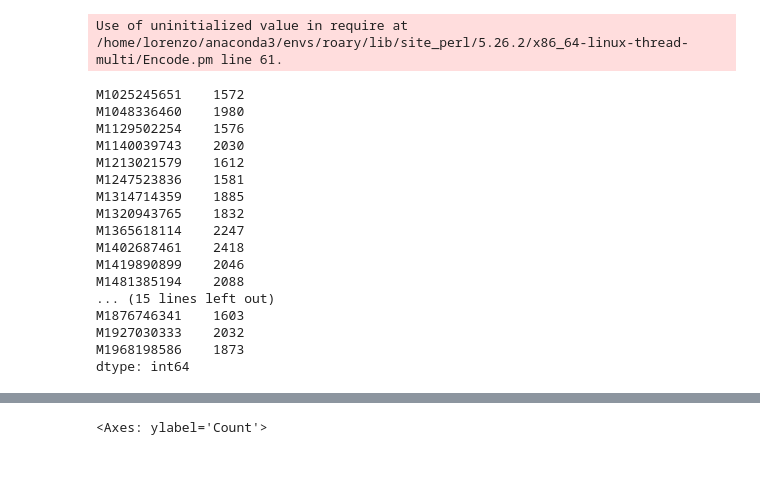
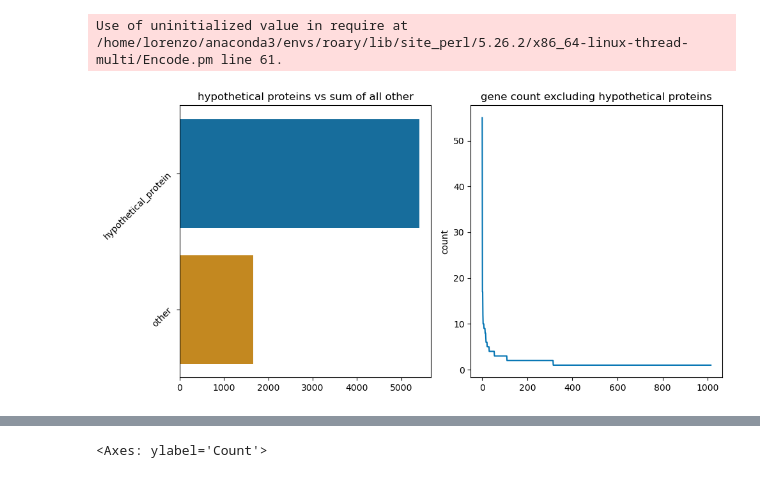
Before and after one commit to GentleHoney/Genomics_Project, a Jupyter notebook: proj_tmp.ipynb, the cells around one changed output, grey strips where cells are left out. Cells and saved outputs as stored; diff of their text form; code cells hidden in the pictures.

Commit message:
top genes plot

```diff
--- a/proj_tmp.ipynb
+++ b/proj_tmp.ipynb
@@ -380,26 +440,21 @@ Use of uninitialized value in require at /home/lorenzo/anaconda3/envs/roary/lib/
 roary_stats = pd.read_csv(project_dir+"/roary_output/gene_presence_absence.csv")
 
 roary_stats.set_index('Gene',inplace=True)
+roary_features = roary_stats.iloc[:,:13]
 roary_matrix=roary_stats.iloc[:,13:]
 roary_matrix.replace(np.nan,0,inplace=True)
 roary_matrix.replace({'.'},1,regex=True,inplace=True)
 # %%
-roary_matrix.sum()
+top_genes=roary_features.groupby('Annotation')['Annotation'].count().sort_values(ascending=False).to_frame()
+top_genes_excl_hyp=top_genes.iloc[1:]
+countlist = [top_genes.iloc[:1,0],top_genes_excl_hyp.sum()]
+fig,ax = plt.subplots(1,2,figsize=(10,5))
+sns.barplot(countlist,ax=ax[0],orient='h')
+sns.lineplot(top_genes_excl_hyp,x=list(range(top_genes_excl_hyp.shape[0])),y='Annotation',ax=ax[1])
+ax[0].set_title("hypothetical proteins vs sum of all other")
+ax[0].set_yticklabels(['hypothetical_protein', 'other'],rotation=45)
+ax[1].set_title("gene count excluding hypothetical proteins")
+ax[1].set_ylabel("count")
+plt.tight_layout()
 # %% [output]
-M1025245651    1572
-M1048336460    1980
-M1129502254    1576
-M1140039743    2030
-M1213021579    1612
-M1247523836    1581
-M1314714359    1885
-M1320943765    1832
-M1365618114    2247
-M1402687461    2418
-M1419890899    2046
-M1481385194    2088
-... (15 lines left out)
-M1876746341    1603
-M1927030333    2032
-M1968198586    1873
-dtype: int64
+[figure, added]
```
Also changed, not shown: parts of 8 cells of this notebook, 2 other files.
